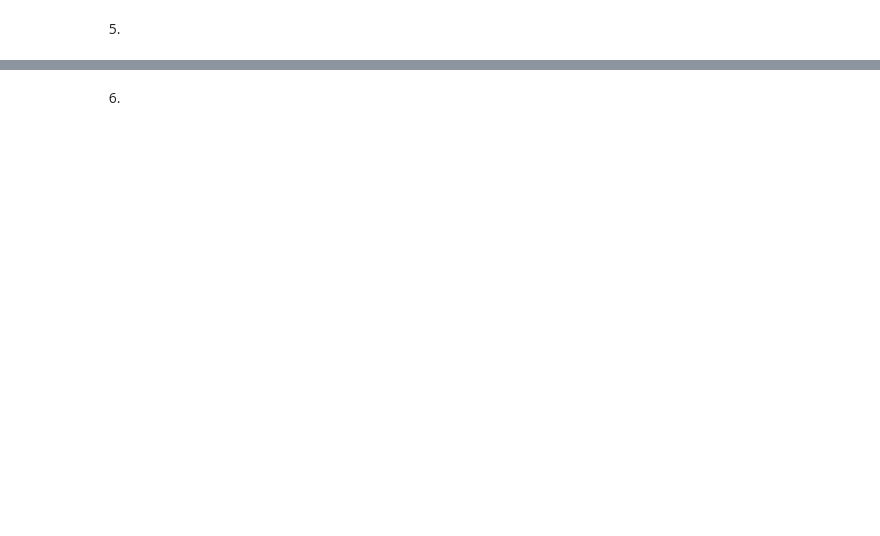
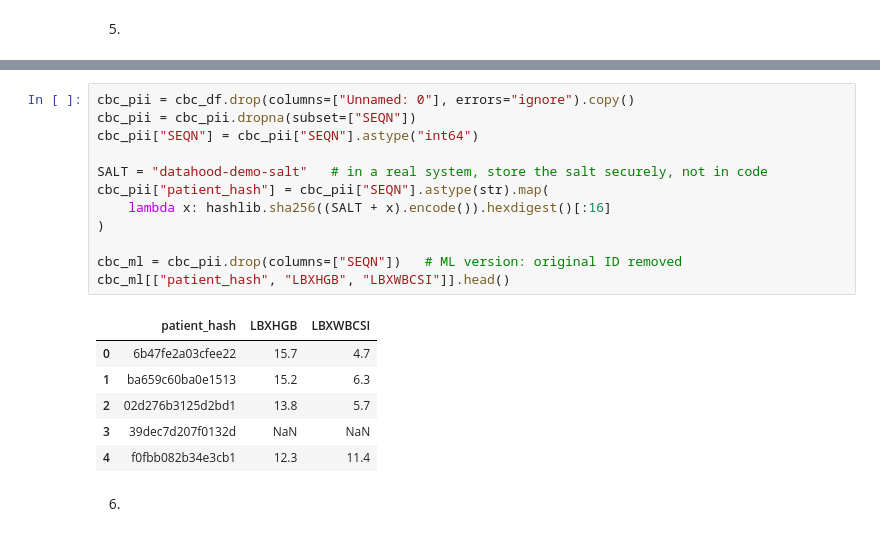
Before and after one commit to a212396-sudo/hospital-cempaka-lab, a Jupyter notebook: notebook/hospital_cempaka_pipeline.ipynb, the cells around one changed output, grey strips where cells are left out. Cells and saved outputs as stored; diff of their text form; blank space fills up the shorter version.

```diff
--- a/notebook/hospital_cempaka_pipeline.ipynb
+++ b/notebook/hospital_cempaka_pipeline.ipynb
@@ -127,2 +163,21 @@ plt.show()
+# %%
+cbc_pii = cbc_df.drop(columns=["Unnamed: 0"], errors="ignore").copy()
+cbc_pii = cbc_pii.dropna(subset=["SEQN"])
+cbc_pii["SEQN"] = cbc_pii["SEQN"].astype("int64")
+
+SALT = "datahood-demo-salt"   # in a real system, store the salt securely, not in code
+cbc_pii["patient_hash"] = cbc_pii["SEQN"].astype(str).map(
+    lambda x: hashlib.sha256((SALT + x).encode()).hexdigest()[:16]
+)
+
+cbc_ml = cbc_pii.drop(columns=["SEQN"])   # ML version: original ID removed
+cbc_ml[["patient_hash", "LBXHGB", "LBXWBCSI"]].head()
+# %% [output]
+|  | patient_hash | LBXHGB | LBXWBCSI |
+| 0 | 6b47fe2a03cfee22 | 15.7 | 4.7 |
+| 1 | ba659c60ba0e1513 | 15.2 | 6.3 |
+| 2 | 02d276b3125d2bd1 | 13.8 | 5.7 |
+| 3 | 39dec7d207f0132d | NaN | NaN |
+| 4 | f0fbb082b34e3cb1 | 12.3 | 11.4 |
 # %% [markdown]
 6.
```
Also changed, not shown: parts of 4 cells of this notebook.
